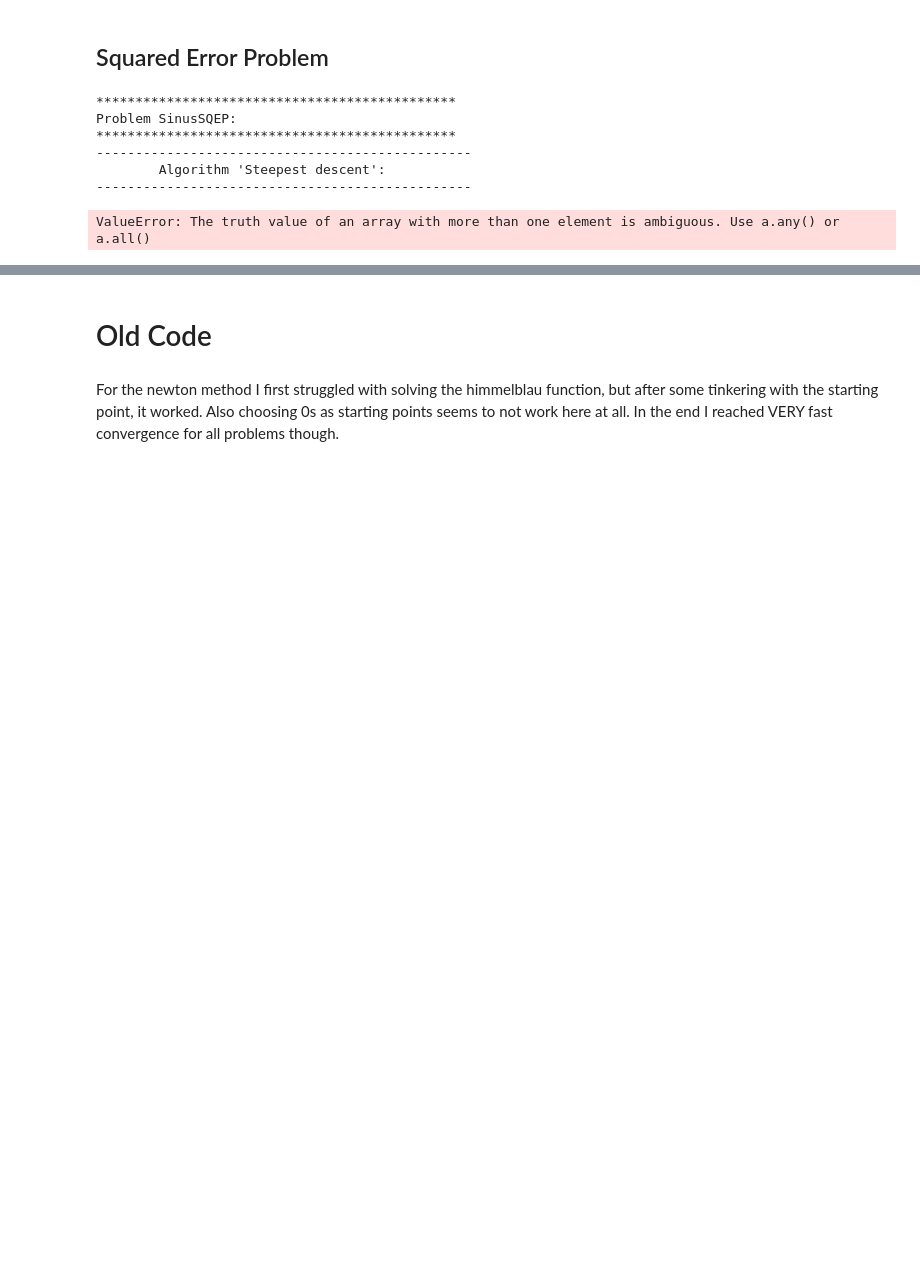
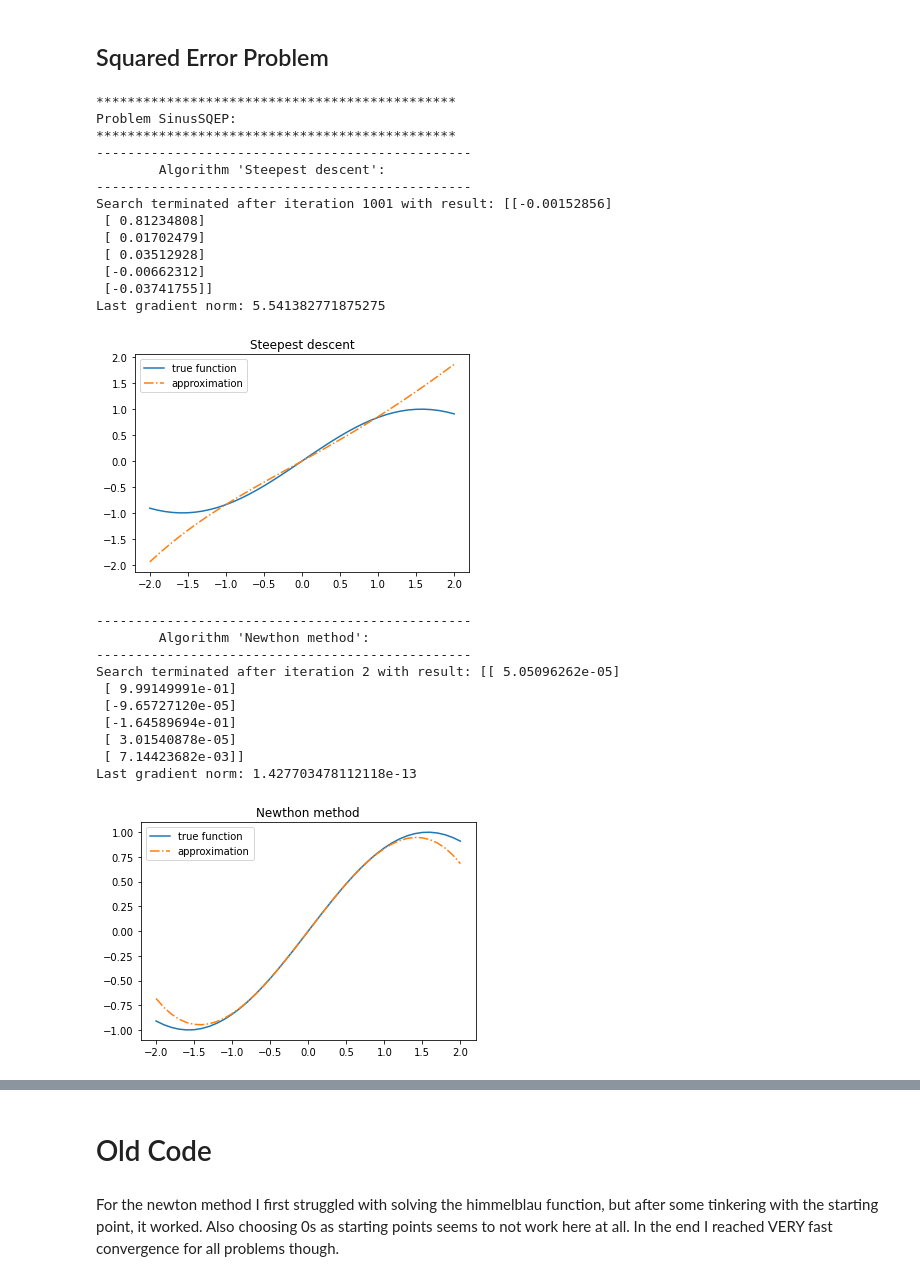
Before and after one commit to ChristianPeinthor/numoptproject, a Jupyter notebook: Project1_phase2.ipynb, the cells around one changed output, grey strips where cells are left out. Drawn from its saved outputs; the diff is of its cells as text; code cells hidden in the pictures; blank space fills up the shorter version.

Commit message:
add error handling and start on BFGS

```diff
--- a/Project1_phase2.ipynb
+++ b/Project1_phase2.ipynb
@@ -243,7 +248,7 @@ class SinusPlusCosinusSQEP(SquaredErrorProblem):
 This implements a stopping criterion for when the gradient of f at xk is small relative to the gradient of f at x0
 Also a maxmimum number of iterations is implemented.
 # %%
-def stop_crit(grad_f, xk, x0, current_iteration, tol: float = 1e-8, max_iter: int = 10000):
+def stop_crit(grad_f, xk, x0, current_iteration, tol: float = 1e-8, max_iter: int = 1000):
     if current_iteration > max_iter:
         return True
     elif norm(grad_f(xk)) <= tol * norm(grad_f(x0)):
@@ -423,7 +469,8 @@ def SR1(x0 : np.array, f, grad_f, r=1e-8):
 algorithms = {'Steepest descent': steepest_descent,
               'Newthon method': newton_method,
               'Fetcher Reeves': FR,
-              'SR1': SR1}
+              'SR1': SR1,
+              'BFGS': BFGS}
 # %% [markdown]
 ## Polynomial Problems
 # %%
@@ -516,39 +565,40 @@ for prob_class, prob_params in sqep_problems.items():
     print(f"Problem {type(prob).__name__}:")
     print("**********************************************")
     for algorithm_name, algorithm in algorithms.items():
+        try:
+            print("------------------------------------------------")
+            print(f"\tAlgorithm '{algorithm_name}':")
+            print("------------------------------------------------")
 
-        print("------------------------------------------------")
-        print(f"\tAlgorithm '{algorithm_name}':")
-        print("------------------------------------------------")
+            parameters = {'x0': np.reshape([0 for i in range(prob_degree + 1)], (prob_degree + 1, 1)),
+                          'f': prob.f,
+                          'grad_f': prob.grad_f,
+                          'hessian_f': prob.hessian}
 
-        parameters = {'x0': np.reshape([0 for i in range(prob_degree + 1)], (prob_degree + 1, 1)),
-                      'f': prob.f,
-                      'grad_f': prob.grad_f,
-                      'hessian_f': prob.hessian}
+            # clean up parameters for generic method call
+            possible_parameters = algorithm.__code__.co_varnames
+            for p in list(parameters):
+                if p not in possible_parameters:
+                    parameters.pop(p)
 
-        # clean up parameters for generic method call
-        possible_parameters = algorithm.__code__.co_varnames
-        for p in list(parameters):
-            if p not in possible_parameters:
-                parameters.pop(p)
+            coef, iterations = algorithm(**parameters)
+            print(f"Search terminated after iteration {iterations} with result: {coef}")
+            print(f"Last gradient norm: {norm(prob.grad_f(coef))}")
 
-        coef, iterations = algorithm(**parameters)
-        print(f"Search terminated after iteration {iterations} with result: {coef}")
-        print(f"Last gradient norm: {norm(prob.grad_f(coef))}")
+            approximation_y = []
+            for i in range(len(x_plot)):
+                approximation_y.append(0)
+                for d in range(prob_degree):
+                    approximation_y[i] += coef[d] * x_plot[i] ** d
 
-        approximation_y = []
-        for i in range(len(x_plot)):
-            approximation_y.append(0)
-            for d in range(prob_degree):
-                approximation_y[i] += coef[d] * x_plot[i] ** d
+            plt.plot(x_plot, y_true_plot, label="true function")
+            plt.plot(x_plot, approximation_y, '-.', label="approximation")
+            plt.title(f'{algorithm_name}')
+            plt.legend()
+            plt.show()
 
-        plt.plot(x_plot, y_true_plot, label="true function")
-        plt.plot(x_plot, approximation_y, '-.', label="approximation")
-        plt.title(f'{algorithm_name}')
-        plt.legend()
-        plt.show()
-
-
+        except Exception:
+            print(f"Algorithm '{algorithm_name}' failed to find a solution.")
 
 # def draw_graphs(degree : int = 5, ):
 #     x = np.reshape([0 for i in range(degree+1)], (degree+1, 1))
@@ -580,31 +630,49 @@ for prob_class, prob_params in sqep_problems.items():
 
 #     y_true = [fun(x) for x in xs]
 #     y_approx = [evaluate_poly(x, x_multipliers, n+1) for x in xs]
 
 #     ax[1].plot(xs, y_true, label="true function")
 #     ax[1].plot(xs, y_approx, label="approximation")
 #     ax[1].set(title=f'Steepest descent after {steps} steps')
 #     ax[1].legend()
 
 #     # converges extremely slowly
 #     """x_multipliers, steps = SR1(x, 15000)
 
 #     y_true = [fun(x) for x in xs]
 #     y_approx = [evaluate_poly(x, x_multipliers, n+1) for x in xs]
 
 #     ax[2].plot(xs, y_true, label="true function")
 #     ax[2].plot(xs, y_approx, label="approximation")
 #     ax[2].set(title=f'SR1 after {steps} steps')
 #     ax[2].legend()"""
 
 #     fig.tight_layout()
 
 # draw_graphs()
 # %% [output]
 **********************************************
 Problem SinusSQEP:
 **********************************************
 ------------------------------------------------
         Algorithm 'Steepest descent':
 ------------------------------------------------
+Search terminated after iteration 1001 with result: [[-0.00152856]
+ [ 0.81234808]
+ [ 0.01702479]
+ [ 0.03512928]
+ [-0.00662312]
+ [-0.03741755]]
+Last gradient norm: 5.541382771875275
+[figure, added]
-ValueError: The truth value of an array with more than one element is ambiguous. Use a.any() or a.all()
+------------------------------------------------
+        Algorithm 'Newthon method':
+------------------------------------------------
+Search terminated after iteration 2 with result: [[ 5.05096262e-05]
+ [ 9.99149991e-01]
+ [-9.65727120e-05]
+ [-1.64589694e-01]
+ [ 3.01540878e-05]
+ [ 7.14423682e-03]]
+Last gradient norm: 1.427703478112118e-13
+[figure, added]
```
Also changed, not shown: parts of 10 cells of this notebook.
